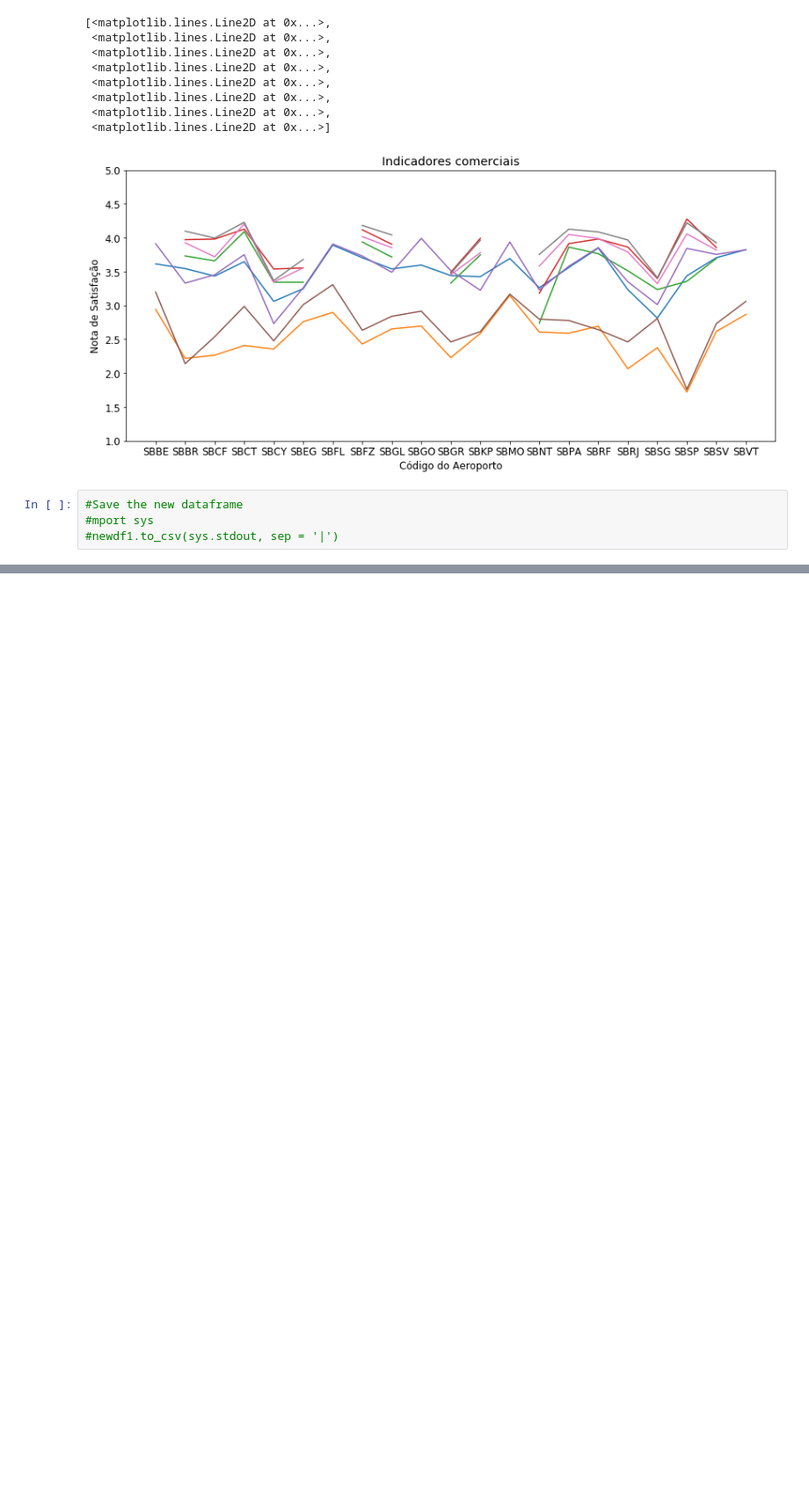
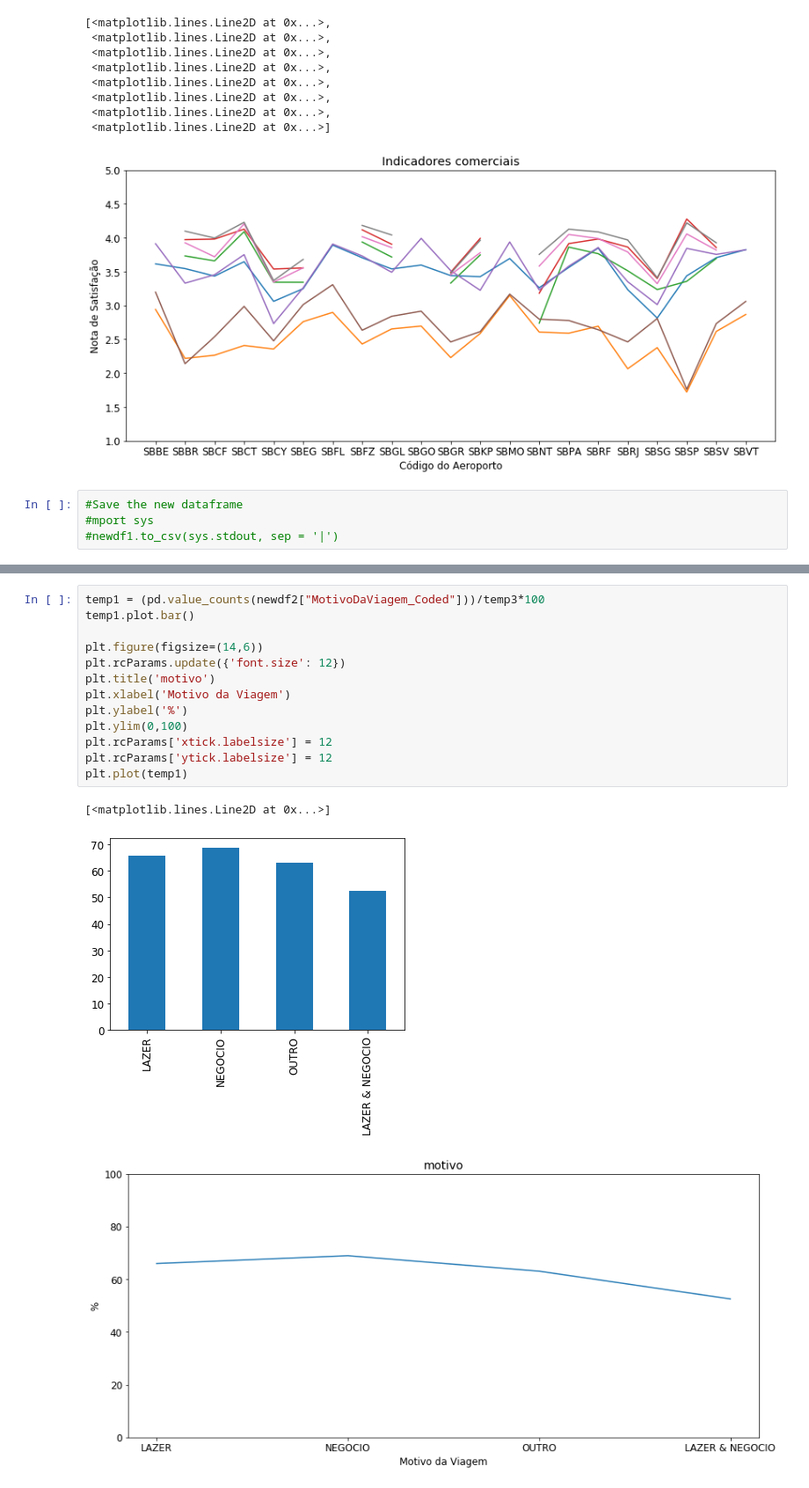
Before and after one commit to LeniceMirian/CAP394, a Jupyter notebook: Operating Performance_Airport Commercial Indicators.ipynb, the cells around one changed output, grey strips where cells are left out. Shown: that part at 88% size. Drawn from its saved outputs; the diff is of its cells as text; blank space fills up the shorter version.

```diff
--- a/Operating Performance_Airport Commercial Indicators.ipynb
+++ b/Operating Performance_Airport Commercial Indicators.ipynb
@@ -412,0 +544,17 @@ plt.plot(indicators)
+# %%
+temp1 = (pd.value_counts(newdf2["MotivoDaViagem_Coded"]))/temp3*100
+temp1.plot.bar()
+
+plt.figure(figsize=(14,6))
+plt.rcParams.update({'font.size': 12})
+plt.title('motivo')
+plt.xlabel('Motivo da Viagem')
+plt.ylabel('%')
+plt.ylim(0,100)
+plt.rcParams['xtick.labelsize'] = 12
+plt.rcParams['ytick.labelsize'] = 12
+plt.plot(temp1)
+# %% [output]
+[<matplotlib.lines.Line2D at 0x...>]
+[figure, added]
+[figure, added]
```
Also changed, not shown: parts of 19 cells of this notebook.
